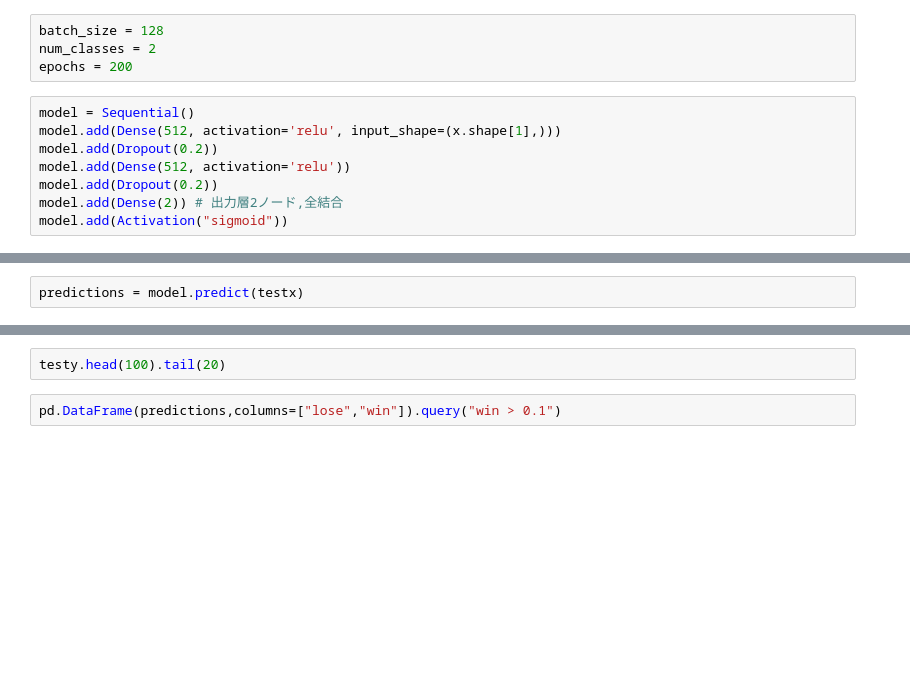
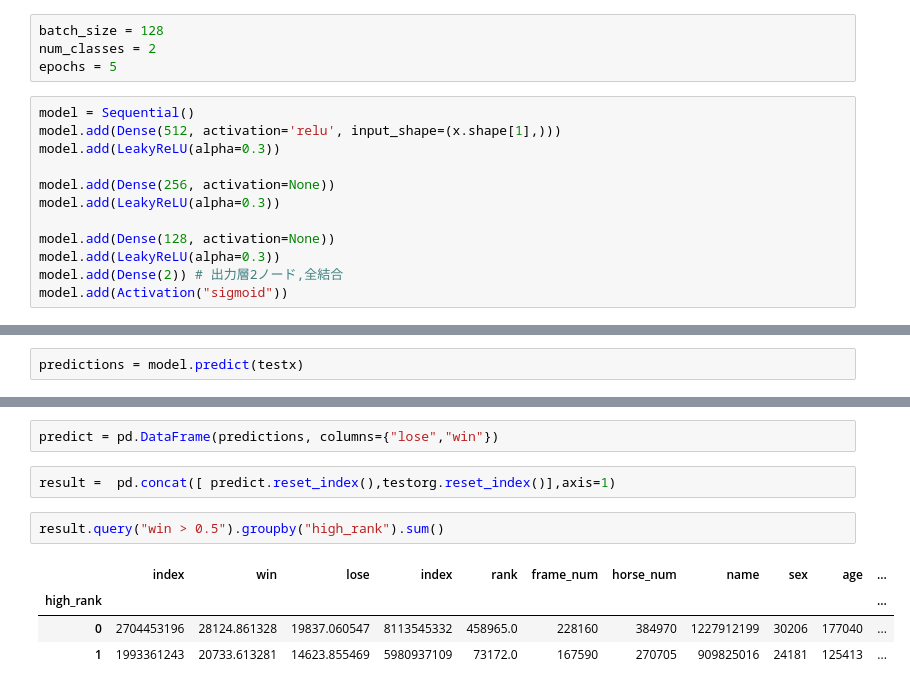
Before and after one commit to TokyoYoshida/GoogleColab, a Jupyter notebook: playground_deep_learning_keiba.ipynb, the cells around one changed output, grey strips where cells are left out. Saved outputs shown, nothing was run; the diff lists cells and outputs as text; blank space fills up the shorter version.

```diff
--- a/playground_deep_learning_keiba.ipynb
+++ b/playground_deep_learning_keiba.ipynb
@@ -174,13 +162,17 @@ testy = y.tail(len(x)-trainlen)
 # %%
 batch_size = 128
 num_classes = 2
-epochs = 200
+epochs = 5
 # %%
 model = Sequential()
 model.add(Dense(512, activation='relu', input_shape=(x.shape[1],)))
-model.add(Dropout(0.2))
-model.add(Dense(512, activation='relu'))
-model.add(Dropout(0.2))
+model.add(LeakyReLU(alpha=0.3))
+
+model.add(Dense(256, activation=None))
+model.add(LeakyReLU(alpha=0.3))
+
+model.add(Dense(128, activation=None))
+model.add(LeakyReLU(alpha=0.3))
 model.add(Dense(2)) # 出力層2ノード,全結合
 model.add(Activation("sigmoid"))
 # %%
@@ -242,4 +243,11 @@ print("Test accuracy", score[1])
-# %%
-testy.head(100).tail(20)
 # %%
-pd.DataFrame(predictions,columns=["lose","win"]).query("win > 0.1")
+predict = pd.DataFrame(predictions, columns={"lose","win"})
+# %%
+result =  pd.concat([ predict.reset_index(),testorg.reset_index()],axis=1)
+# %%
+result.query("win > 0.5").groupby("high_rank").sum()
+# %% [output]
+|  | index | win | lose | index | rank | frame_num | horse_num | name | sex | age | ... |
+| high_rank |  |  |  |  |  |  |  |  |  |  | ... |
+| 0 | 2704453196 | 28124.861328 | 19837.060547 | 8113545332 | 458965.0 | 228160 | 384970 | 1227912199 | 30206 | 177040 | ... |
+| 1 | 1993361243 | 20733.613281 | 14623.855469 | 5980937109 | 73172.0 | 167590 | 270705 | 909825016 | 24181 | 125413 | ... |
```
Also changed, not shown: parts of 20 cells of this notebook.
